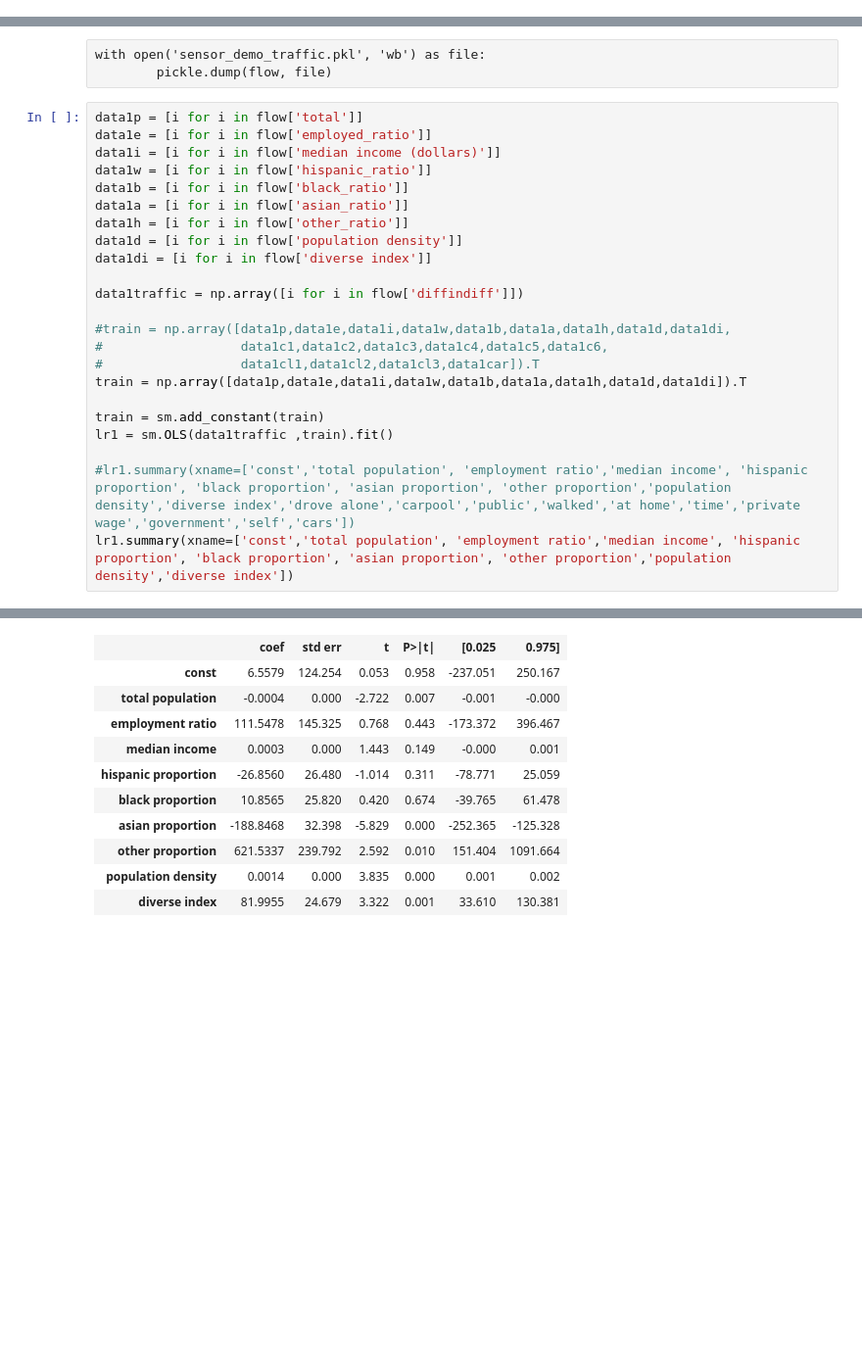
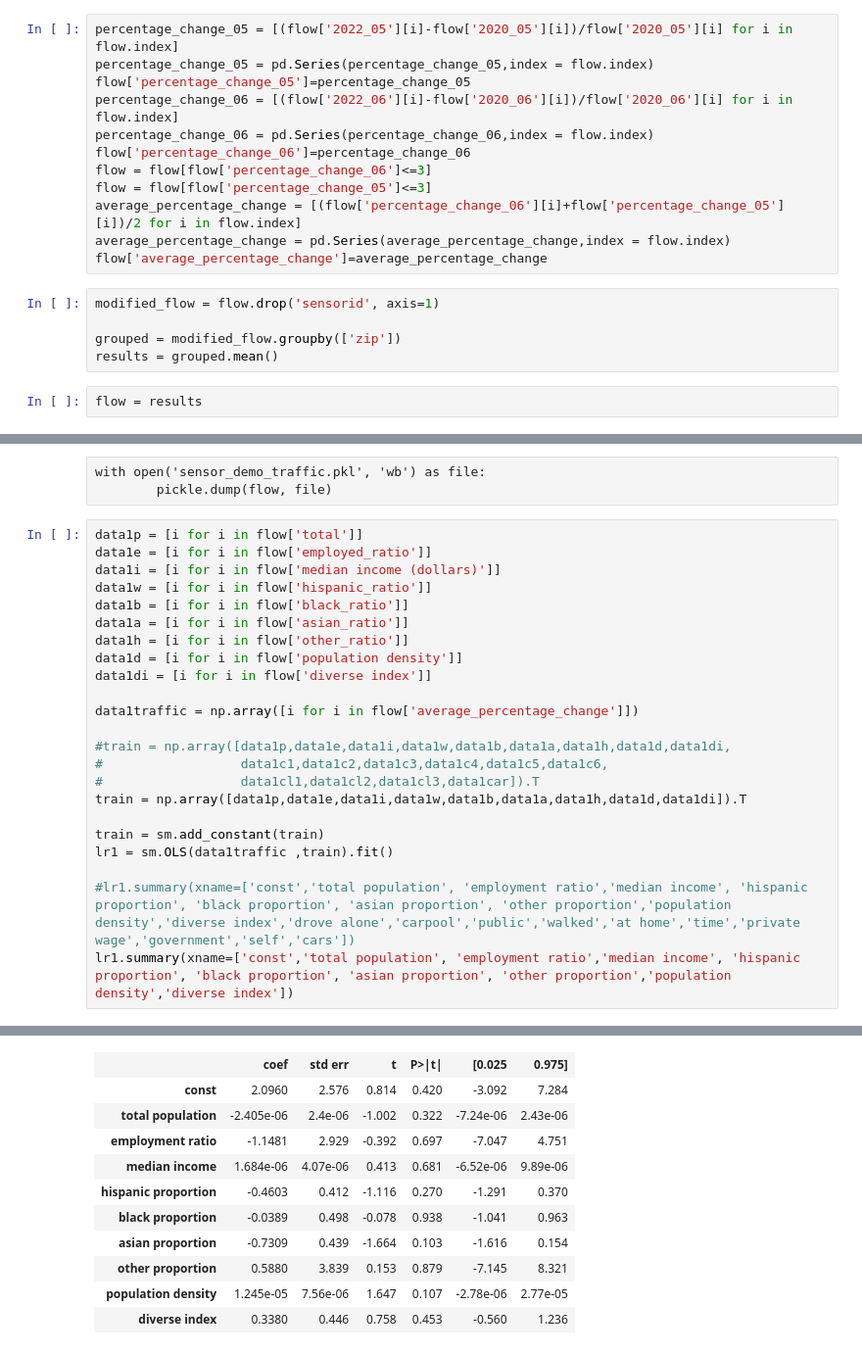
Before and after one commit to suyanpengzhang/Traffic-Analysis, a Jupyter notebook: Regression Sensors.ipynb, the cells around one changed output, grey strips where cells are left out. Shown at 98% size. Drawn from its saved outputs; the diff is of its cells as text; blank space fills up the shorter version.

```diff
--- a/Regression Sensors.ipynb
+++ b/Regression Sensors.ipynb
@@ -35,6 +32,25 @@ flow
 | 9291 | 9314-S | 165.185528 | 154.743735 | 333.708643 | 370.404706 | 91311 | 41811.0 | 12054.0 | 18321.0 | ... |
 | 9292 | 9314-W | 8.191875 | 6.724798 | 14.439062 | 15.516143 | 91311 | 41811.0 | 12054.0 | 18321.0 | ... |
 3923 rows × 50 columns
+# %%
+percentage_change_05 = [(flow['2022_05'][i]-flow['2020_05'][i])/flow['2020_05'][i] for i in flow.index]
+percentage_change_05 = pd.Series(percentage_change_05,index = flow.index)
+flow['percentage_change_05']=percentage_change_05
+percentage_change_06 = [(flow['2022_06'][i]-flow['2020_06'][i])/flow['2020_06'][i] for i in flow.index]
+percentage_change_06 = pd.Series(percentage_change_06,index = flow.index)
+flow['percentage_change_06']=percentage_change_06
+flow = flow[flow['percentage_change_06']<=3]
+flow = flow[flow['percentage_change_05']<=3]
+average_percentage_change = [(flow['percentage_change_06'][i]+flow['percentage_change_05'][i])/2 for i in flow.index]
+average_percentage_change = pd.Series(average_percentage_change,index = flow.index)
+flow['average_percentage_change']=average_percentage_change
+# %%
+modified_flow = flow.drop('sensorid', axis=1)
+
+grouped = modified_flow.groupby(['zip'])
+results = grouped.mean()
+# %%
+flow = results
 # %% [raw]
 cols = [i for i in range(9,51)]
 cols.append(55)
@@ -68,7 +84,7 @@ data1h = [i for i in flow['other_ratio']]
 data1d = [i for i in flow['population density']]
 data1di = [i for i in flow['diverse index']]
 
-data1traffic = np.array([i for i in flow['diffindiff']])
+data1traffic = np.array([i for i in flow['average_percentage_change']])
 
 #train = np.array([data1p,data1e,data1i,data1w,data1b,data1a,data1h,data1d,data1di,
 #                  data1c1,data1c2,data1c3,data1c4,data1c5,data1c6,
@@ -93,13 +109,13 @@ OLS Regression Results
 | Df Model: | 9 |  |  |
 | Covariance Type: | nonrobust |  |  |
 |  | coef | std err | t | P>|t| | [0.025 | 0.975] |
-| const | 6.5579 | 124.254 | 0.053 | 0.958 | -237.051 | 250.167 |
-| total population | -0.0004 | 0.000 | -2.722 | 0.007 | -0.001 | -0.000 |
-| employment ratio | 111.5478 | 145.325 | 0.768 | 0.443 | -173.372 | 396.467 |
-| median income | 0.0003 | 0.000 | 1.443 | 0.149 | -0.000 | 0.001 |
-| hispanic proportion | -26.8560 | 26.480 | -1.014 | 0.311 | -78.771 | 25.059 |
-| black proportion | 10.8565 | 25.820 | 0.420 | 0.674 | -39.765 | 61.478 |
-| asian proportion | -188.8468 | 32.398 | -5.829 | 0.000 | -252.365 | -125.328 |
-| other proportion | 621.5337 | 239.792 | 2.592 | 0.010 | 151.404 | 1091.664 |
-| population density | 0.0014 | 0.000 | 3.835 | 0.000 | 0.001 | 0.002 |
-| diverse index | 81.9955 | 24.679 | 3.322 | 0.001 | 33.610 | 130.381 |
+| const | 2.0960 | 2.576 | 0.814 | 0.420 | -3.092 | 7.284 |
+| total population | -2.405e-06 | 2.4e-06 | -1.002 | 0.322 | -7.24e-06 | 2.43e-06 |
+| employment ratio | -1.1481 | 2.929 | -0.392 | 0.697 | -7.047 | 4.751 |
+| median income | 1.684e-06 | 4.07e-06 | 0.413 | 0.681 | -6.52e-06 | 9.89e-06 |
+| hispanic proportion | -0.4603 | 0.412 | -1.116 | 0.270 | -1.291 | 0.370 |
+| black proportion | -0.0389 | 0.498 | -0.078 | 0.938 | -1.041 | 0.963 |
+| asian proportion | -0.7309 | 0.439 | -1.664 | 0.103 | -1.616 | 0.154 |
+| other proportion | 0.5880 | 3.839 | 0.153 | 0.879 | -7.145 | 8.321 |
+| population density | 1.245e-05 | 7.56e-06 | 1.647 | 0.107 | -2.78e-06 | 2.77e-05 |
+| diverse index | 0.3380 | 0.446 | 0.758 | 0.453 | -0.560 | 1.236 |
```
Also changed, not shown: parts of 13 cells of this notebook.
